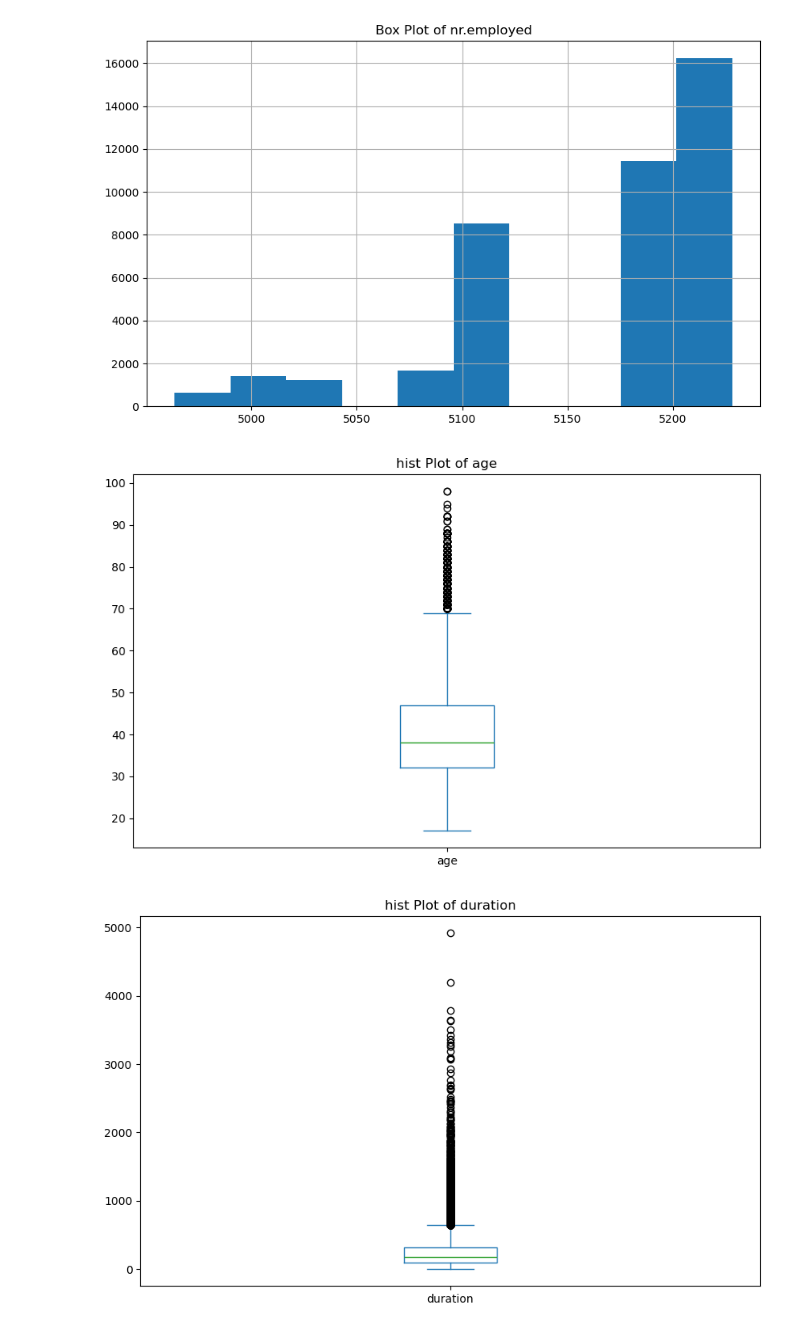
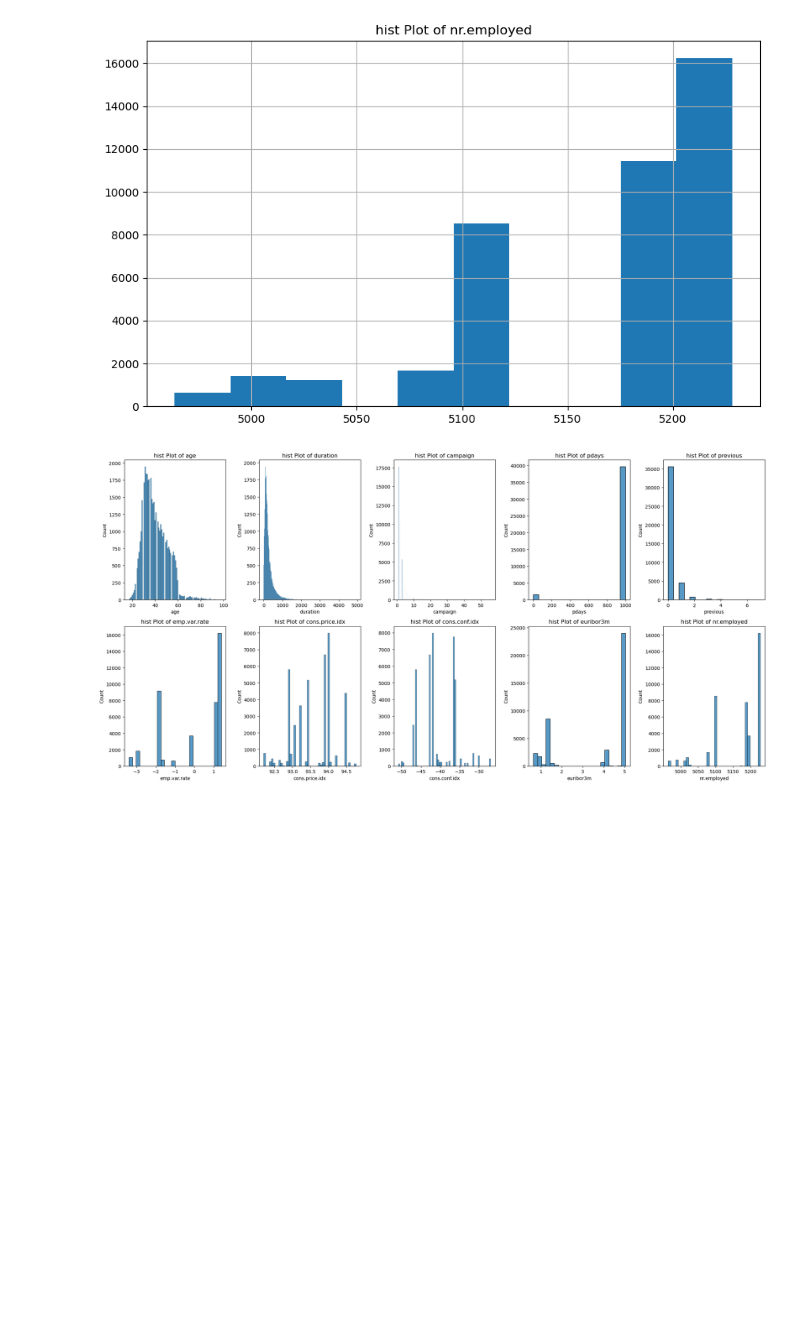
Before and after one commit to Isaac-Jim/AzubiAfrica-Assessment, a Jupyter notebook: Client_Subscription_Prediction.ipynb, the cells around one changed output. Drawn from its saved outputs; the diff is of its cells as text; code cells hidden in the pictures; blank space fills up the shorter version.

Commit message:
cleaned the data and examined the association between job and target variable, woprking on Exploratory Data Analysis

```diff
--- a/Client_Subscription_Prediction.ipynb
+++ b/Client_Subscription_Prediction.ipynb
@@ -99,6 +132,8 @@ df.describe()
 | max | 98.00000 | 4918.000000 | 56.000000 | 999.000000 | 7.000000 | 1.400000 | 94.767000 | -26.900000 | ... |
 # %%
 numeric_cols = df.select_dtypes(include='number')
+# %%
+list_of_num_cols =numeric_cols.columns.tolist()
 # %%
 for column in numeric_cols:
     plt.figure(figsize=(10,6))
@@ -116,10 +151,13 @@ for column in numeric_cols:
 [figure]
 [figure]
 # %%
-for column in numeric_cols:
-    plt.figure(figsize=(10,6))
-    plt.title(f'hist Plot of {column}')
-    df[column].plot(kind='box')
+fig,axes = plt.subplots(2,5,figsize=(20,10))
+axes = axes.flatten()
+for i,column in enumerate(list_of_num_cols):
+    sns.histplot(data=df,x=column,ax=axes[i])
+
+    axes[i].set_title(f'hist Plot of {column}')
+plt.tight_layout()
+plt.show()
 # %% [output]
-[figure, old version]
+[figure, new version]
-[figure, removed]
```
Also changed, not shown: parts of 27 cells of this notebook.
